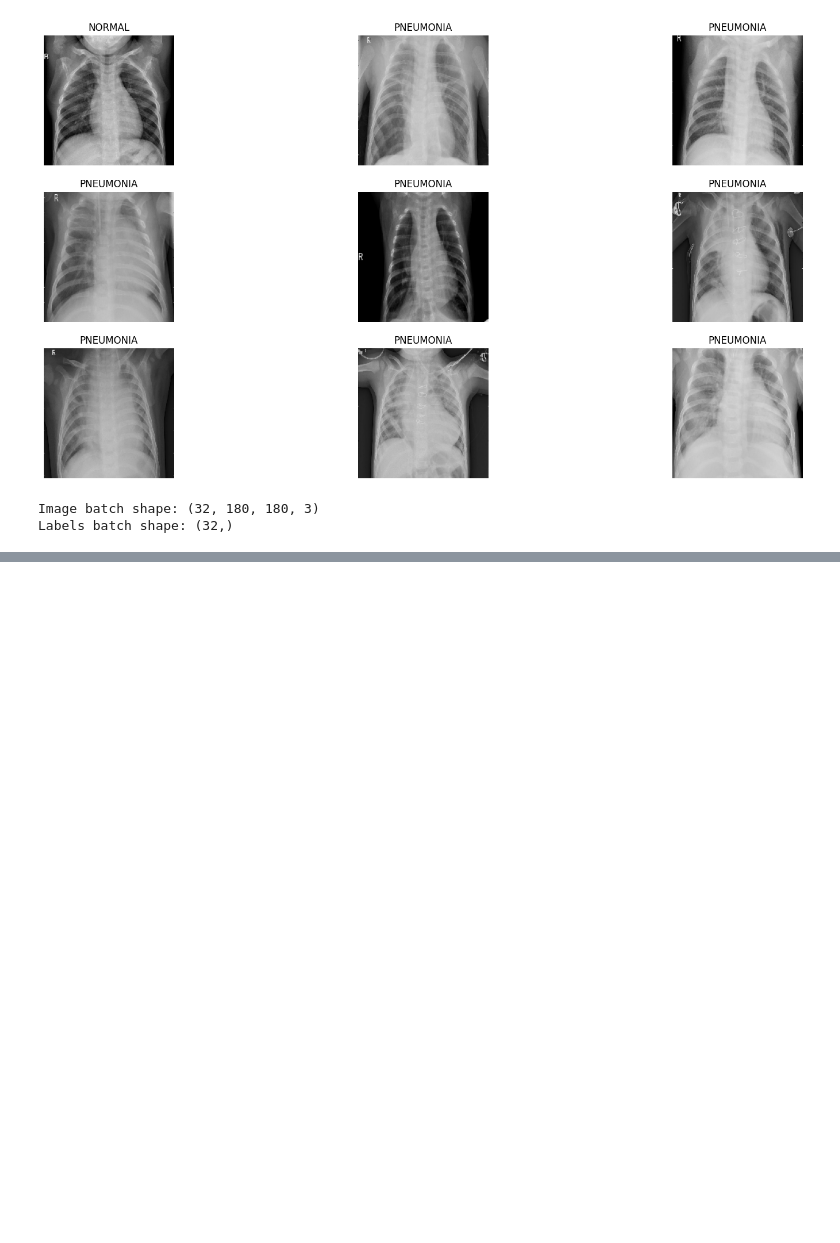
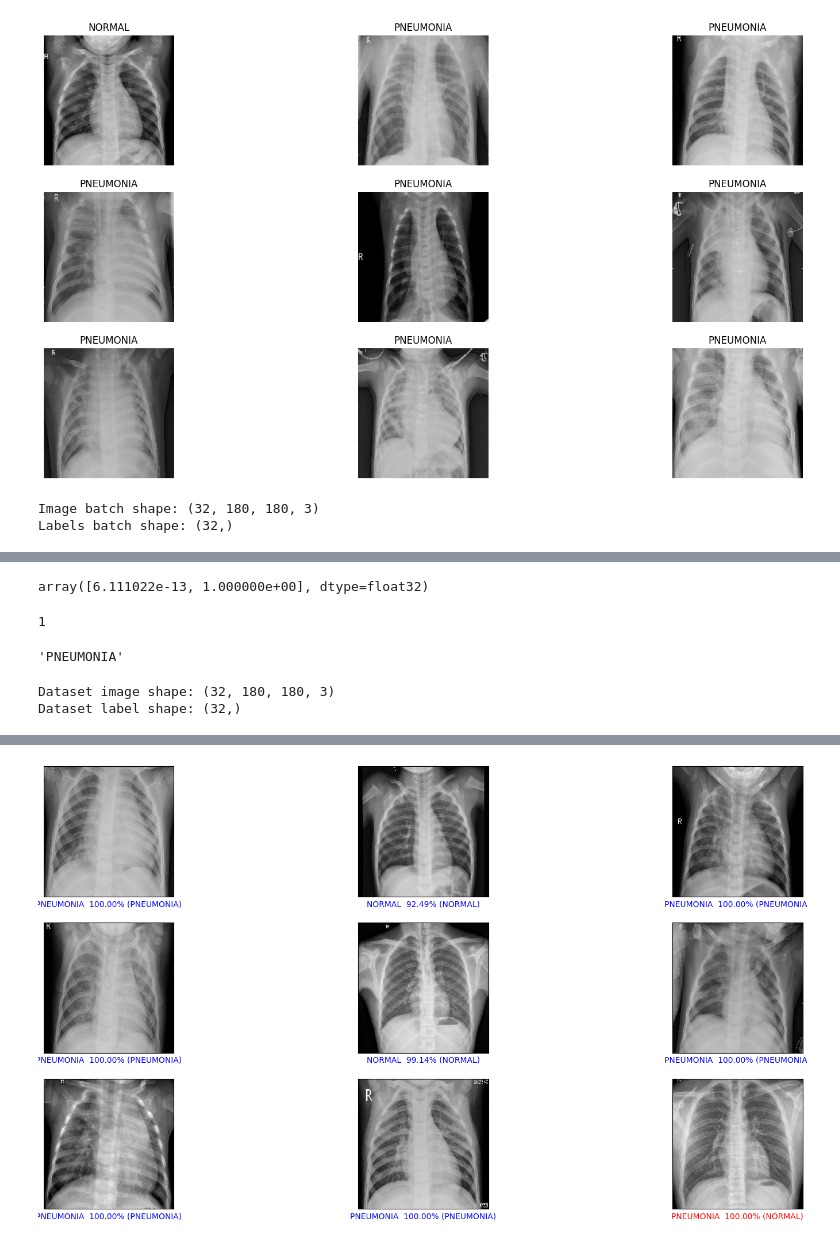
Before and after one commit to Arup3201/Pneumonia-Classification-Tensorflow, a Jupyter notebook: Pneumonia_classification_deep_learning.ipynb, the cells around one changed output, grey strips where cells are left out. Saved outputs shown, nothing was run; the diff lists cells and outputs as text; code cells hidden in the pictures; blank space fills up the shorter version.

Commit message:
Visualized results

```diff
--- a/Pneumonia_classification_deep_learning.ipynb
+++ b/Pneumonia_classification_deep_learning.ipynb
@@ -179,0 +180,8 @@ plt.show()
+# %%
+test_ds = keras.utils.image_dataset_from_directory(
+    test_dir,
+    batch_size=32,
+    image_size=(img_height, img_width)
+)
+
+test_loss, test_acc = model.evaluate(test_ds)
@@ -179,0 +195,7 @@ plt.show()
+# %%
+probablistic_model = Sequential([
+    model,
+    layers.Softmax()
+])
+# %%
+prediction = probablistic_model.predict(test_ds)
@@ -179,0 +204,46 @@ plt.show()
+# %%
+prediction[0]
+# %% [output]
+array([6.111022e-13, 1.000000e+00], dtype=float32)
+# %%
+np.argmax(prediction[0])
+# %% [output]
+1
+# %%
+class_names[np.argmax(prediction[0])]
+# %% [output]
+'PNEUMONIA'
+# %%
+for images_batch, labels_batch in test_ds.take(1):
+  print(f"Dataset image shape: {images_batch.shape}")
+  print(f"Dataset label shape: {labels_batch.shape}")
+# %% [output]
+Dataset image shape: (32, 180, 180, 3)
+Dataset label shape: (32,)
+# %%
+def plot_img(prediction_array, true_label, img):
+  plt.grid(False)
+  plt.xticks([])
+  plt.yticks([])
+
+  img = img / 255.
+  plt.imshow(img)
+
+  prediction = np.argmax(prediction_array)
+
+  if prediction == true_label:
+    color = "blue"
+  else:
+    color = "red"
+
+  plt.xlabel(f"{class_names[prediction]} {100*np.max(prediction_array): .2f}% ({class_names[true_label]})",
+             color=color)
+# %%
+plt.figure(figsize=(20, 10))
+for images, labels in test_ds.take(1):
+  predictions_array = probablistic_model.predict(images)
+  for i in range(9):
+    plt.subplot(3, 3, i+1)
+    plot_img(predictions_array[i], labels[i], images[i])
+  break
+# %% [output]
@@ -179,0 +251 @@ plt.show()
+[figure, added]
```
Also changed, not shown: parts of 8 cells of this notebook.
